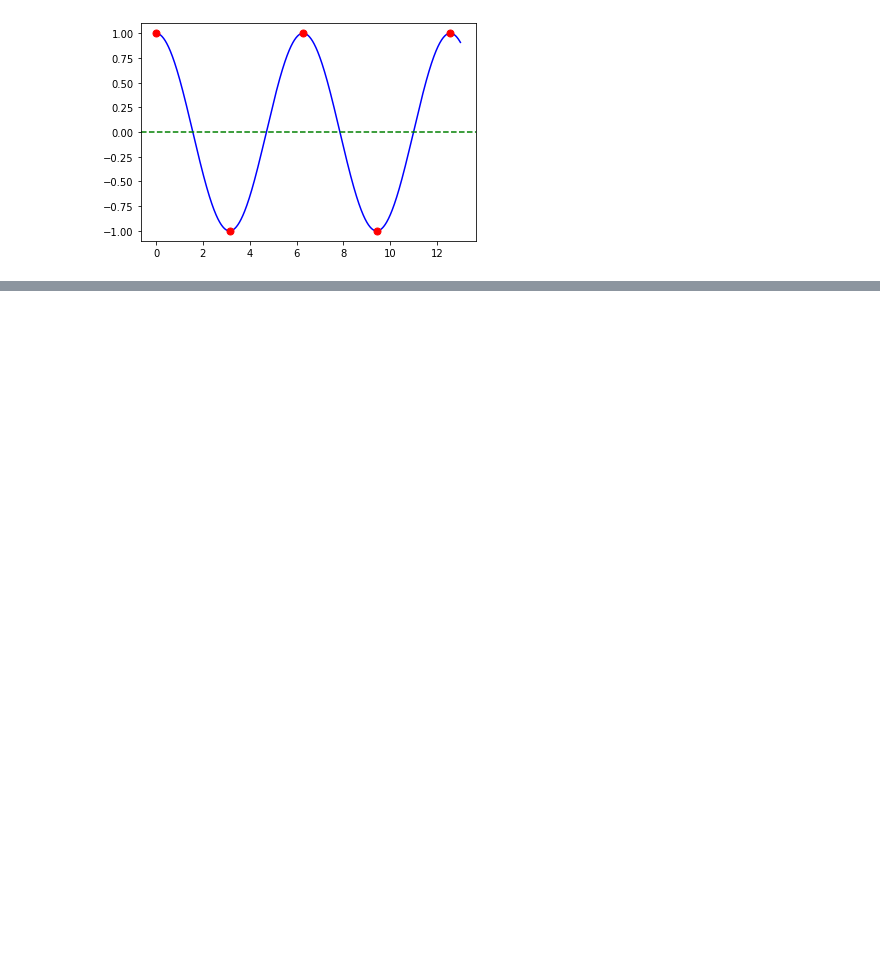
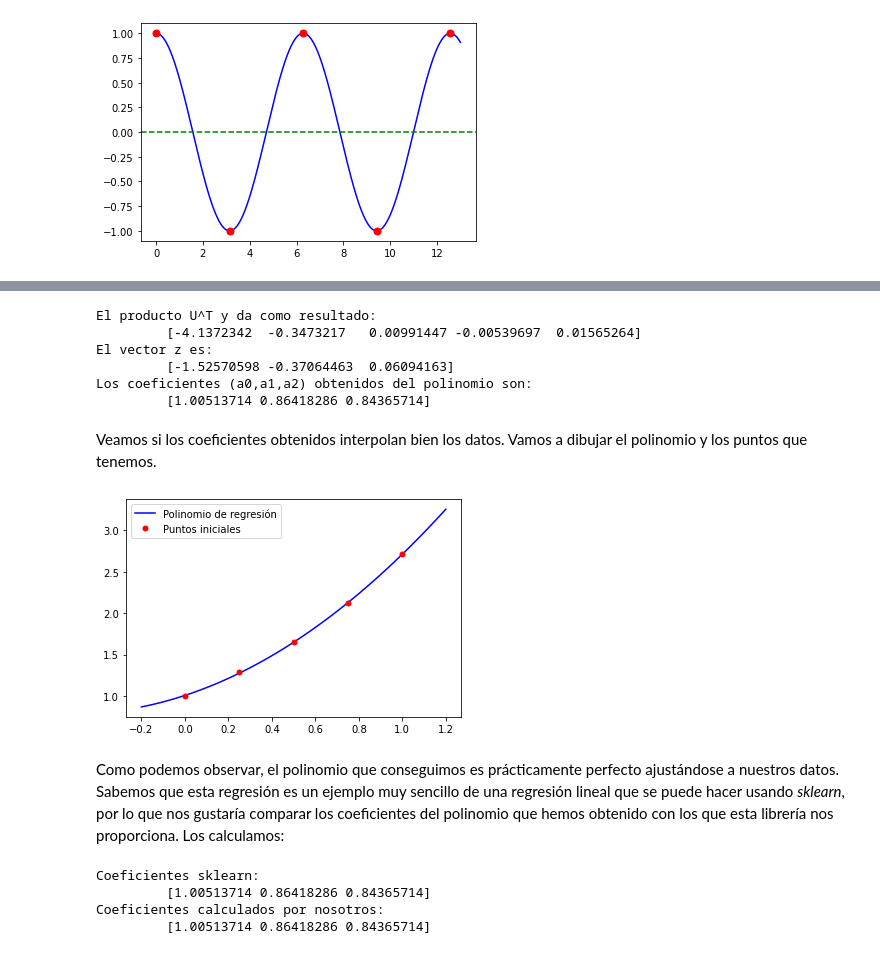
Before and after one commit to Ocete/mcd-cn, a Jupyter notebook: p1/CN-Práctica1.ipynb, the cells around one changed output, grey strips where cells are left out. Drawn from its saved outputs; the diff is of its cells as text; code cells hidden in the pictures; blank space fills up the shorter version.

```diff
--- a/p1/CN-Práctica1.ipynb
+++ b/p1/CN-Práctica1.ipynb
@@ -192,3 +213,9 @@ Y vamos a buscar un polinomio de grado 2, $P_2(x) = a_0 + a_1x + 1_2x^2$, que ap
 # %%
 # Escribimos el conjunto de datos en una matriz X
-X = np.array([[0,0.25,0.5,0.75,1],[1,1.2840,1.6487,2.1170,2.7183]],dtype=object)
+# Valores dados
+x = np.array([0.0,0.25,0.5,0.75,1.0])
+y = np.array([1,1.2840,1.6487,2.1170,2.7183])
+n = 3
+# Matriz X
+X = np.vander(x,n,increasing=True)
+print("Matriz de Vandermonde 5x3 para nuestras x_i: \n",X)
@@ -195,5 +229,10 @@ X = np.array([[0,0.25,0.5,0.75,1],[1,1.2840,1.6487,2.1170,2.7183]],dtype=object)
 # %%
-ones = [1,1,1,1,1]
-X = np.transpose(np.vstack((ones,X)))
-X
+# Descomposición e valores singulares
+# Usamos numpy
+u, s, vh = np.linalg.svd(X, full_matrices=True)
+print("U = \n{}".format(u.round(4)))
+print("S = {}".format(s))
+print("V = \n{}".format(np.transpose(vh.round(4))))
+print("-------------")
+print(u.shape, s.shape, vh.shape)
 # %% [output]
@@ -204,0 +291,43 @@ array([[1, 0, 1],
+# %%
+# Obtenemos los c_i
+c = (np.transpose(u) @ y)
+print("El producto U^T y da como resultado: \n\t",c)
+# Obtenemos z
+z = np.array(c[0:3]/s)
+print("El vector z es:\n\t",z)
+# Obtenemos los coeficientes del polinomio
+a = np.transpose(vh) @ z
+
+
+print("Los coeficientes (a0,a1,a2) obtenidos del polinomio son:\n\t",a)
+# %% [output]
+El producto U^T y da como resultado:
+         [-4.1372342  -0.3473217   0.00991447 -0.00539697  0.01565264]
+El vector z es:
+         [-1.52570598 -0.37064463  0.06094163]
+Los coeficientes (a0,a1,a2) obtenidos del polinomio son:
+         [1.00513714 0.86418286 0.84365714]
+# %% [markdown]
+Veamos si los coeficientes obtenidos interpolan bien los datos. Vamos a dibujar el polinomio y los puntos que tenemos.
+# %%
+P2 = lambda x : a[0] + a[1]*x + a[2]*x*x
+x_vals = np.linspace(-0.2,1.2,100)
+values = P2(x_vals)
+plt.plot(x_vals, values, 'b',label="Polinomio de regresión")
+plt.plot(x,y,'r.',markersize=10,label="Puntos iniciales")
+plt.legend()
+plt.show()
+# %% [output]
+[figure, added]
+# %% [markdown]
+Como podemos observar, el polinomio que conseguimos es prácticamente perfecto ajustándose a nuestros datos. Sabemos que esta regresión es un ejemplo muy sencillo de una regresión lineal que se puede hacer usando *sklearn*, por lo que nos gustaría comparar los coeficientes del polinomio que hemos obtenido con los que esta librería nos proporciona. Los calculamos:
+# %%
+from sklearn.linear_model import LinearRegression
+sklearn_pol = LinearRegression(fit_intercept=False).fit(X,y)
+print("Coeficientes sklearn: \n\t",sklearn_pol.coef_)
+print("Coeficientes calculados por nosotros: \n\t", a)
+# %% [output]
+Coeficientes sklearn:
+         [1.00513714 0.86418286 0.84365714]
+Coeficientes calculados por nosotros:
+         [1.00513714 0.86418286 0.84365714]
```
Also changed, not shown: parts of 24 cells of this notebook, 1 other file.
